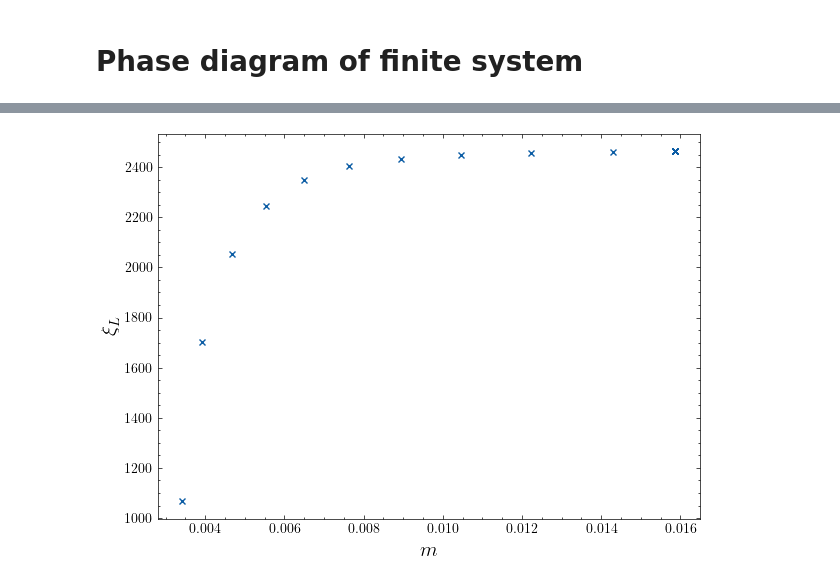
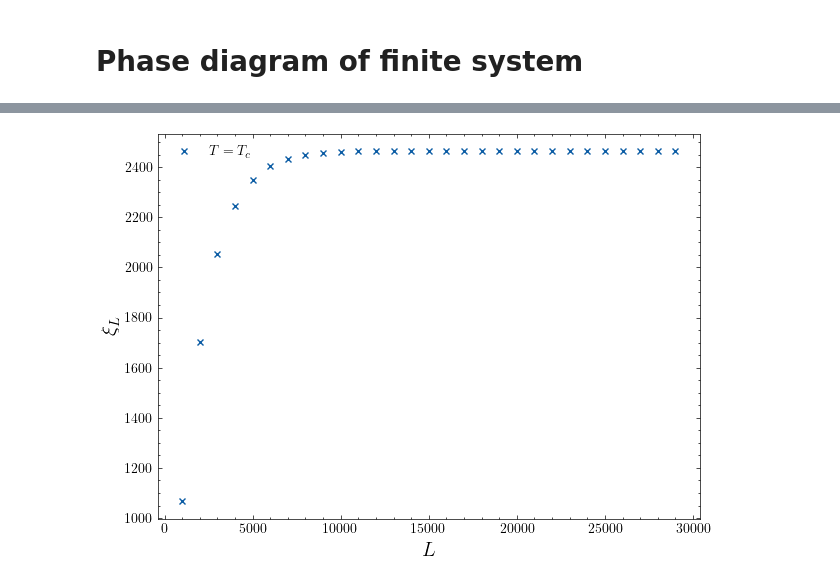
Before and after one commit to DerkNiessink/Blume, a Jupyter notebook: L_scaling.ipynb, the cells around one changed output, grey strips where cells are left out. Saved outputs shown, nothing was run; the diff lists cells and outputs as text; code cells hidden in the pictures.

```diff
--- a/L_scaling.ipynb
+++ b/L_scaling.ipynb
@@ -50,12 +66,13 @@ if not os.path.isdir(path_dir):
     os.mkdir(path_dir)
 # %%
 plt.figure(figsize=(7, 5))
-T_range = (2.25, 2.3)
+T_range = (2.25, 2.29)
 T, m = exact_m(T_range)
-plt.plot(T, m, "k-", label="Exact")
+plt.plot(T, m, "k-", label="Exact ($L = \infty$)")
 
-for size in [10, 100, 1000, 5000]:
-    plot_file(size, range=T_range, prop=Prop.m, folder=dir)
+for size in [496, 996, 4996]:
+    line = plot_file(fn=f"max_steps{size}", range=T_range, prop=Prop.m, folder=dir)
+    line.set_label(f"L = {size+4}")
 plt.legend()
 plt.xlabel(r"$T$", fontsize=15)
 plt.ylabel(r"m", fontsize=15)
@@ -67,8 +84,9 @@ plt.savefig(f"{path_dir}/magnetizations")
 plt.figure(figsize=(7, 5))
 plt.axvline(T_c, color="k", linestyle="dashed", label=r"$T_c$")
 T_range = (2.23, 2.3)
-for size in [10, 100, 1000, 5000]:
-    plot_file(size, range=T_range, prop=Prop.xi, folder=dir)
+for size in [496, 996, 4996]:
+    line = plot_file(fn=f"max_steps{size}", range=T_range, prop=Prop.xi, folder=dir)
+    line.set_label(f"L = {size+4}")
 plt.legend()
 plt.xlabel(r"$T$", fontsize=15)
 plt.ylabel(r"$\xi_{L}$", fontsize=15)
@@ -78,15 +96,0 @@ plt.savefig(f"{path_dir}/correlation length")
-# %%
-dir = new_folder()
-T_c = 2 / np.log(1 + np.sqrt(2))
-
-for size in range(1000, 30000, 1000):
-    data = sweep_T(
-        chi=32,
-        T_range=[T_c],
-        tol=1e-9,
-        max_steps=size,
-        b_c=True,
-        fixed=True,
-        which="max_steps"
-    )
-    save(data, dir)
@@ -119,7 +129,8 @@ Done
 # %%
 mags, xis = [], []
-dir = "25-04 23:13"
-for size in range(1000, 30000, 1000):
-    data = read(folder=dir, fn="max_steps" ,val=size)
+sizes = [size for size in range(1000, 30000, 1000)]
+dir = "29-04 16:40"
+for size in sizes:
+    data = read(folder=dir, fn=f"max_steps{size}")
     mags.extend(compute(Prop.m, data))
     xis.extend(compute(Prop.xi, data))
@@ -126,8 +146,9 @@ for size in range(1000, 30000, 1000):
 # %%
 plt.figure(figsize=(7, 5))
-plt.plot(mags,xis, "x", markersize=5)
+plt.plot(sizes, xis, "x", markersize=5, label=f"$T = T_c$")
 plt.ylabel(r"$\xi_{L}$", fontsize=15)
-plt.xlabel("$m$", fontsize=15)
-plt.savefig(f"data/{dir}/critical")
+plt.xlabel("$L$", fontsize=15)
+plt.legend()
+plt.show()
 # %% [output]
-[figure, old version]
+[figure, new version]
```
Also changed, not shown: parts of 14 cells of this notebook, 2 other files.
